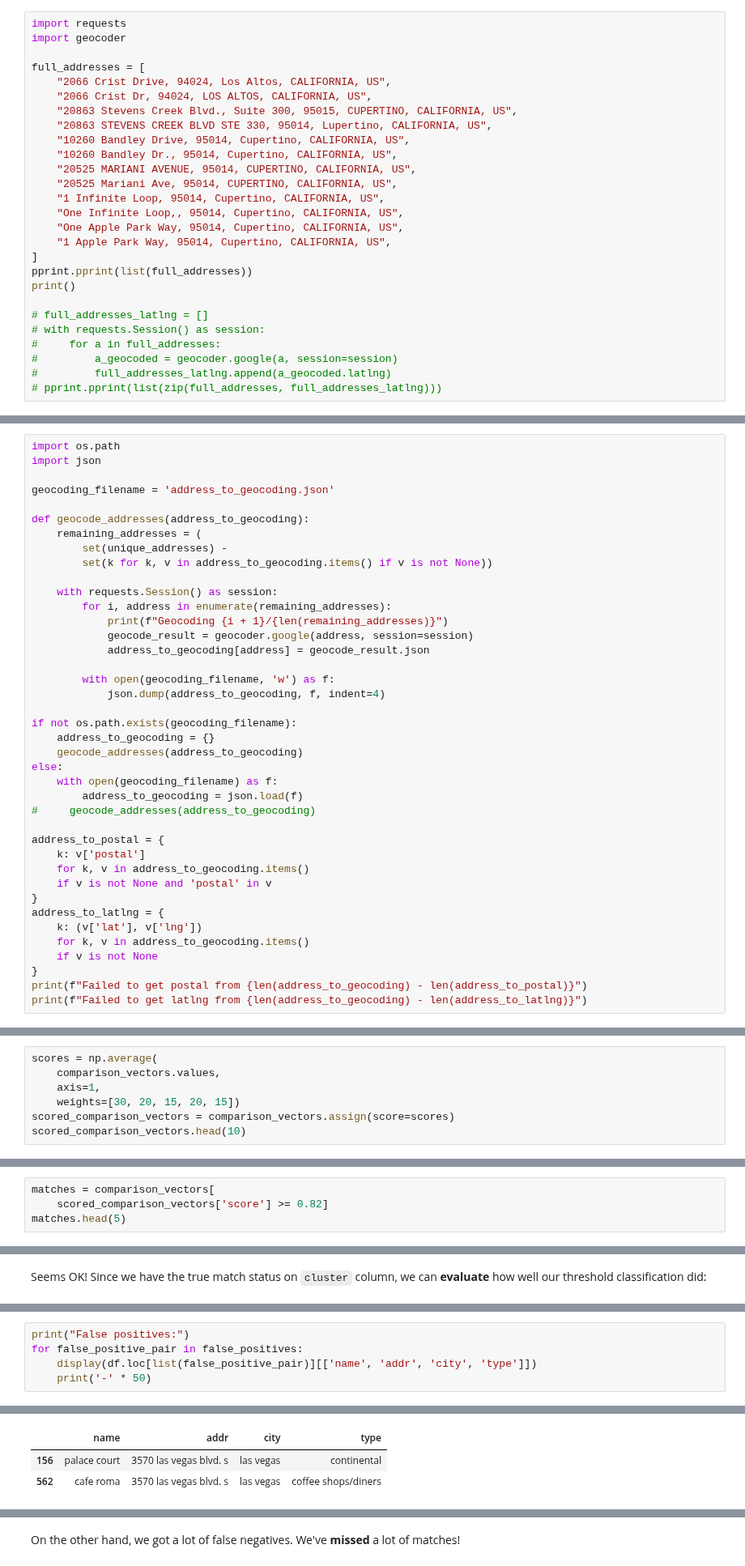
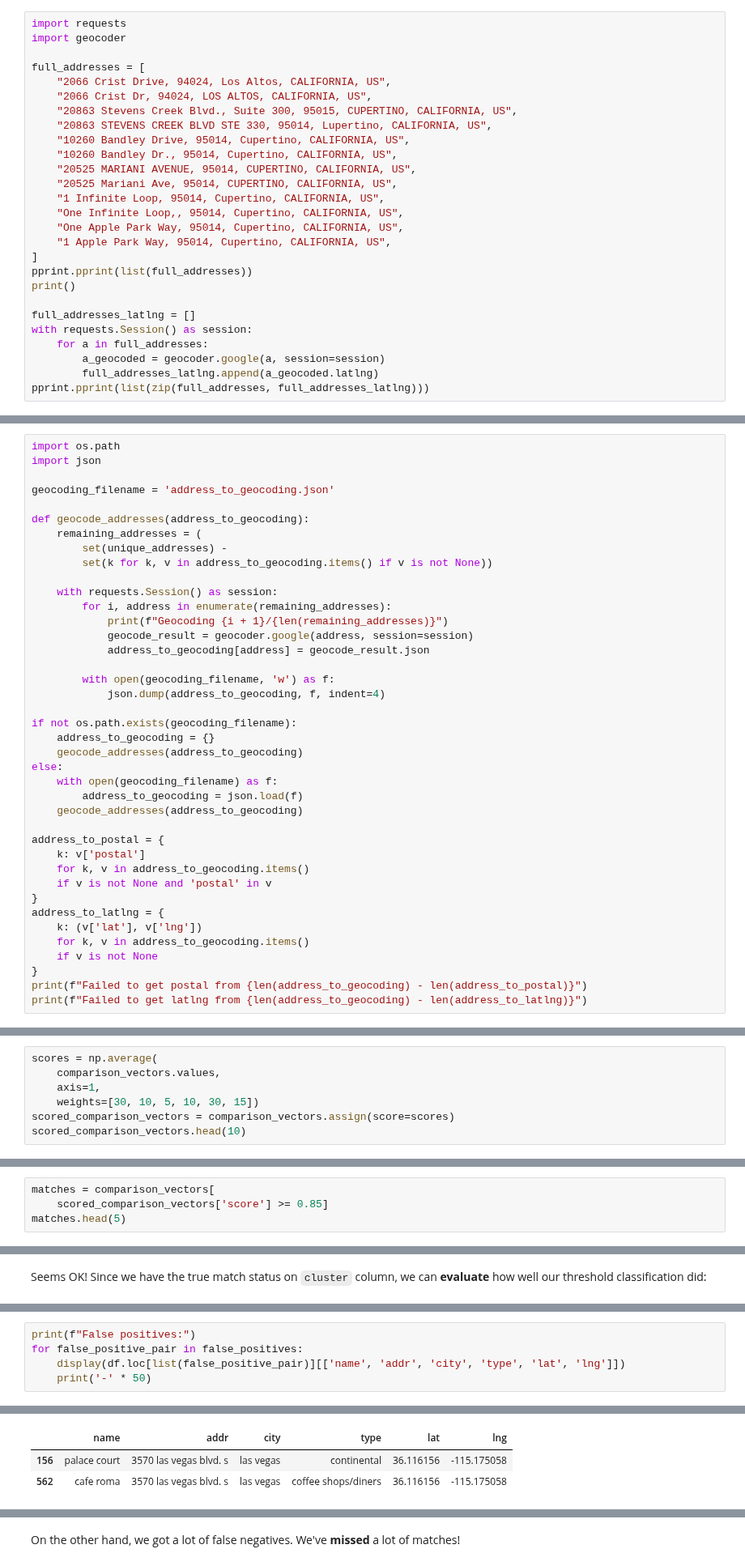
Before and after one commit to vintasoftware/deduplication-slides, a Jupyter notebook: slides.ipynb, the cells around one changed output, grey strips where cells are left out. Shown at 81% size. Drawn from its saved outputs; the diff is of its cells as text.

```diff
--- a/slides.ipynb
+++ b/slides.ipynb
@@ -319,12 +319,12 @@ full_addresses = [
 pprint.pprint(list(full_addresses))
 print()
 
-# full_addresses_latlng = []
-# with requests.Session() as session:
-#     for a in full_addresses:
-#         a_geocoded = geocoder.google(a, session=session)
-#         full_addresses_latlng.append(a_geocoded.latlng)
-# pprint.pprint(list(zip(full_addresses, full_addresses_latlng)))
+full_addresses_latlng = []
+with requests.Session() as session:
+    for a in full_addresses:
+        a_geocoded = geocoder.google(a, session=session)
+        full_addresses_latlng.append(a_geocoded.latlng)
+pprint.pprint(list(zip(full_addresses, full_addresses_latlng)))
 # %% [output]
 ['2066 Crist Drive, 94024, Los Altos, CALIFORNIA, US',
  '2066 Crist Dr, 94024, LOS ALTOS, CALIFORNIA, US',
@@ -605,7 +610,7 @@ if not os.path.exists(geocoding_filename):
 else:
     with open(geocoding_filename) as f:
         address_to_geocoding = json.load(f)
-#     geocode_addresses(address_to_geocoding)
+    geocode_addresses(address_to_geocoding)
 
 address_to_postal = {
     k: v['postal']
@@ -854,7 +865,7 @@ Now that we have the comparison vectors, we can use them to **classify** what me
 scores = np.average(
     comparison_vectors.values,
     axis=1,
-    weights=[30, 20, 15, 20, 15])
+    weights=[30, 10, 5, 10, 30, 15])
 scored_comparison_vectors = comparison_vectors.assign(score=scores)
 scored_comparison_vectors.head(10)
 # %% [output]
@@ -885,5 +897,5 @@ By looking at the data, we know record `0` truly matches `1` and `2`, so we'll *
 # %%
 matches = comparison_vectors[
-    scored_comparison_vectors['score'] >= 0.82]
+    scored_comparison_vectors['score'] >= 0.85]
 matches.head(5)
 # %% [output]
@@ -933,11 +945,11 @@ We've got a small number of **false positives**. But those seem to be really tri
 # %%
-print("False positives:")
+print(f"False positives:")
 for false_positive_pair in false_positives:
-    display(df.loc[list(false_positive_pair)][['name', 'addr', 'city', 'type']])
+    display(df.loc[list(false_positive_pair)][['name', 'addr', 'city', 'type', 'lat', 'lng']])
     print('-' * 50)
 # %% [output]
 False positives:
-|  | name | addr | city | type |
-| 156 | palace court | 3570 las vegas blvd. s | las vegas | continental |
-| 562 | cafe roma | 3570 las vegas blvd. s | las vegas | coffee shops/diners |
+|  | name | addr | city | type | lat | lng |
+| 156 | palace court | 3570 las vegas blvd. s | las vegas | continental | 36.116156 | -115.175058 |
+| 562 | cafe roma | 3570 las vegas blvd. s | las vegas | coffee shops/diners | 36.116156 | -115.175058 |
 --------------------------------------------------
```
Also changed, not shown: parts of 61 cells of this notebook, 3 other files.
